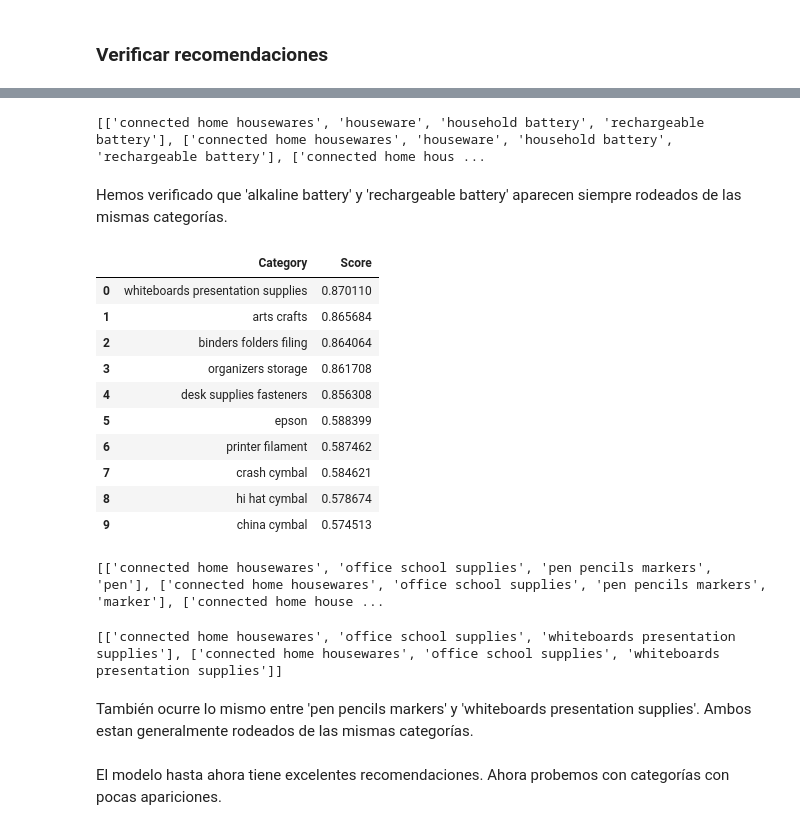
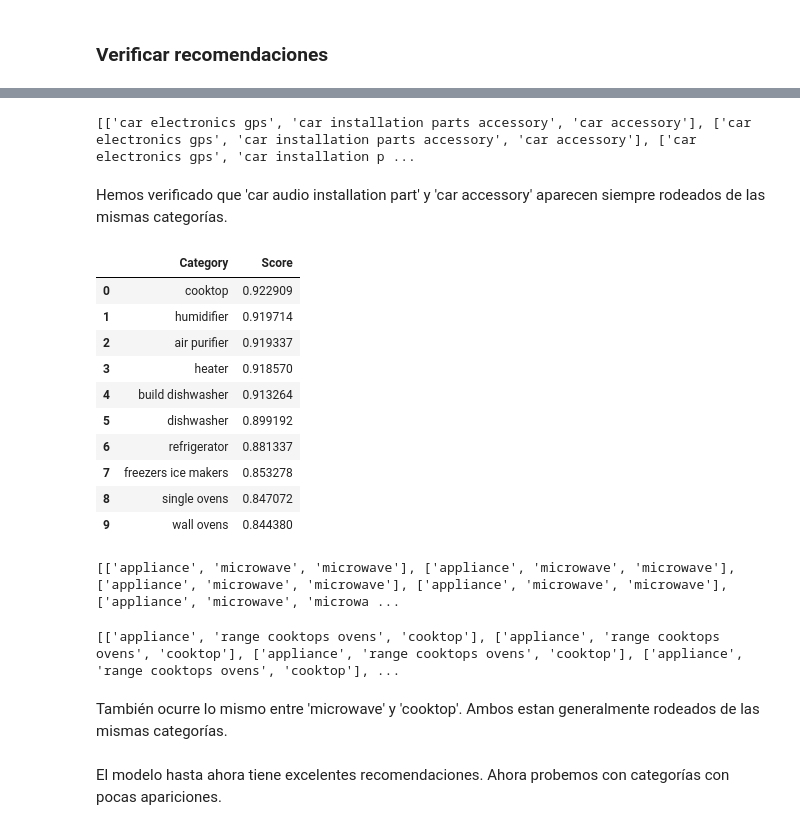
Before and after one commit to christian180492/e_commerce_categorization, a Jupyter notebook: EDA.ipynb, the cells around one changed output, grey strips where cells are left out. Drawn from its saved outputs; the diff is of its cells as text; code cells hidden in the pictures.

```diff
--- a/EDA.ipynb
+++ b/EDA.ipynb
@@ -1261,3 +1266,6 @@ categorias_df_conteo.head()
 | 2 | cell phone accessory | 6176 |
 | 3 | computer tablets | 6088 |
 | 4 | video games | 5837 |
+# %%
+aux = categorias_df_conteo[categorias_df_conteo['Name']=='']
+len(aux)
@@ -1263,0 +1274,6 @@ categorias_df_conteo.head()
+# %%
+categorias_df_conteo = categorias_df_conteo.groupby('Name').sum()
+categorias_df_conteo.reset_index(inplace=True)
+categorias_df_conteo.sort_values('Count', ascending=False, inplace=True)
+categorias_df_conteo.reset_index(inplace=True, drop=True)
+categorias_df_conteo
@@ -1660,0 +1700,3 @@ model = Word2Vec(categorias_others, vector_size=32, window=50, min_count=1, work
+# %%
+model = Word2Vec.load(ruta_modelo)
+model.wv.key_to_index
@@ -1660,0 +1721,4 @@ model = Word2Vec(categorias_others, vector_size=32, window=50, min_count=1, work
+# %%
+# Continuar el entrenamiento con los nuevos datos
+model.build_vocab(categorias_others, update=True)
+model.train(categorias_others, total_examples=model.corpus_count, epochs=20000)
@@ -1687,45 +1753,45 @@ print(listas_con_elemento)
 # %%
-elemento_buscado = 'rechargeable battery'
+elemento_buscado = 'car accessory'
 listas_con_elemento = [lista for lista in products_categories_df['Category'] if elemento_buscado in lista]
 
 print(listas_con_elemento)
 # %% [output]
-[['connected home housewares', 'houseware', 'household battery', 'rechargeable battery'], ['connected home housewares', 'houseware', 'household battery', 'rechargeable battery'], ['connected home hous ...
+[['car electronics gps', 'car installation parts accessory', 'car accessory'], ['car electronics gps', 'car installation parts accessory', 'car accessory'], ['car electronics gps', 'car installation p ...
 # %% [markdown]
-Hemos verificado que 'alkaline battery' y 'rechargeable battery' aparecen siempre rodeados de las mismas categorías.
+Hemos verificado que 'car audio installation part' y 'car accessory' aparecen siempre rodeados de las mismas categorías.
 # %%
-cat_query = 'pen pencils markers'
+cat_query = 'microwave'
 most_similar = model.wv.most_similar(positive= cat_query)
 most_similar_df = pd.DataFrame(most_similar, columns=['Category', 'Score'])
 most_similar_df
 # %% [output]
 |  | Category | Score |
-| 0 | whiteboards presentation supplies | 0.870110 |
-| 1 | arts crafts | 0.865684 |
-| 2 | binders folders filing | 0.864064 |
-| 3 | organizers storage | 0.861708 |
-| 4 | desk supplies fasteners | 0.856308 |
-| 5 | epson | 0.588399 |
-| 6 | printer filament | 0.587462 |
-| 7 | crash cymbal | 0.584621 |
-| 8 | hi hat cymbal | 0.578674 |
-| 9 | china cymbal | 0.574513 |
+| 0 | cooktop | 0.922909 |
+| 1 | humidifier | 0.919714 |
+| 2 | air purifier | 0.919337 |
+| 3 | heater | 0.918570 |
+| 4 | build dishwasher | 0.913264 |
+| 5 | dishwasher | 0.899192 |
+| 6 | refrigerator | 0.881337 |
+| 7 | freezers ice makers | 0.853278 |
+| 8 | single ovens | 0.847072 |
+| 9 | wall ovens | 0.844380 |
 # %%
 elemento_buscado = cat_query
 listas_con_elemento = [lista for lista in products_categories_df['Category'] if elemento_buscado in lista]
 
 print(listas_con_elemento)
 # %% [output]
-[['connected home housewares', 'office school supplies', 'pen pencils markers', 'pen'], ['connected home housewares', 'office school supplies', 'pen pencils markers', 'marker'], ['connected home house ...
+[['appliance', 'microwave', 'microwave'], ['appliance', 'microwave', 'microwave'], ['appliance', 'microwave', 'microwave'], ['appliance', 'microwave', 'microwave'], ['appliance', 'microwave', 'microwa ...
 # %%
-elemento_buscado = 'whiteboards presentation supplies'
+elemento_buscado = 'cooktop'
 listas_con_elemento = [lista for lista in products_categories_df['Category'] if elemento_buscado in lista]
 
 print(listas_con_elemento)
 # %% [output]
-[['connected home housewares', 'office school supplies', 'whiteboards presentation supplies'], ['connected home housewares', 'office school supplies', 'whiteboards presentation supplies']]
+[['appliance', 'range cooktops ovens', 'cooktop'], ['appliance', 'range cooktops ovens', 'cooktop'], ['appliance', 'range cooktops ovens', 'cooktop'], ['appliance', 'range cooktops ovens', 'cooktop'], ...
 # %% [markdown]
-También ocurre lo mismo entre 'pen pencils markers' y 'whiteboards presentation supplies'. Ambos estan generalmente rodeados de las mismas categorías.
+También ocurre lo mismo entre 'microwave' y 'cooktop'. Ambos estan generalmente rodeados de las mismas categorías.
 # %% [markdown]
 El modelo hasta ahora tiene excelentes recomendaciones. Ahora probemos con categorías con pocas apariciones.
 # %% [markdown]
```
Also changed, not shown: parts of 122 cells of this notebook, 3 other files.
